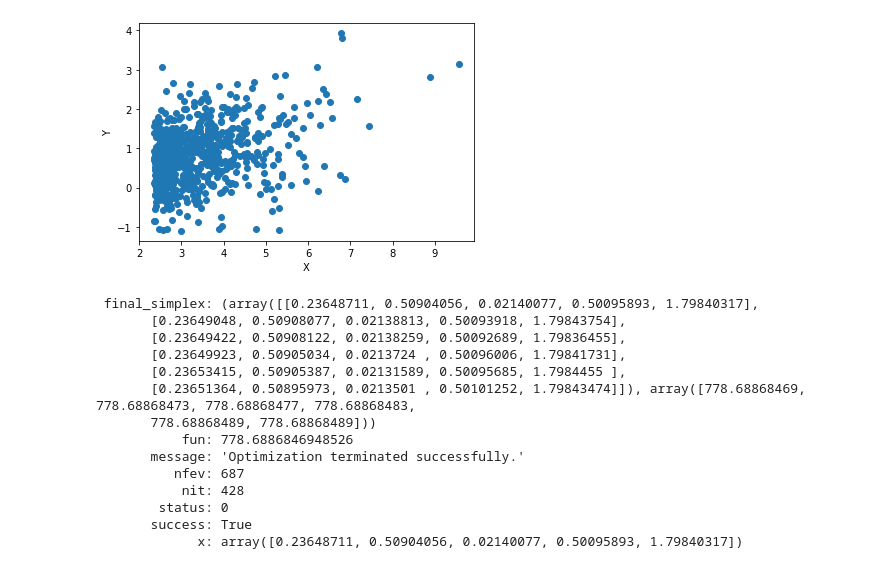
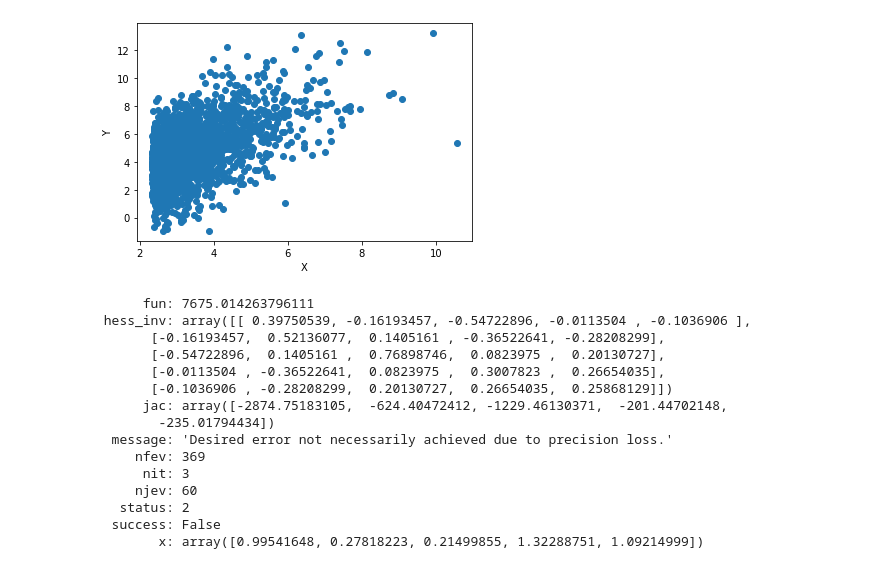
Before and after one commit to Jbrich95/CondExtremesPy, a Jupyter notebook: CondExtremesBivariateFit.ipynb, the cells around one changed output. Cells and saved outputs as stored; diff of their text form; code cells hidden in the pictures.

```diff
--- a/CondExtremesBivariateFit.ipynb
+++ b/CondExtremesBivariateFit.ipynb
@@ -12,50 +17,54 @@ from dlaplace import deltaL
 # %%
 # Create toy data. We require X to be Laplace.
-X = laplace(0,1).rvs(15000)
+X = laplace(0,1).rvs(50000)
 
-#We'll also let Z be Gaussian noise, albeit not standard
+#We'll also let Z be Delta_Laplace noise
 
 #Condition on X being larger than some high quantile u
 
 u = np.quantile(X,0.95)
 X = X[X>u]
-Z = np.random.normal(loc = 0.2,scale = 0.3,size=len(X))
+Z = DeltaLaplace(loc =1,scale = 1,shape = 1.5).rvs(size=len(X), random_state =2)
 
-Y = 0.1 * X + Z*(X**0.7)
+Y = 0.9 * X + Z*(X**0.4)
 
 
 fig=plt.figure()
 plt.scatter(X,Y)
 plt.xlabel("X")
 plt.ylabel("Y")
 plt.show()
 # %% [output]
-[figure, old version]
+[figure, new version]
 # %%
 ## Fit distribution. We will use Delta-Laplace margins.
 
-init_par=np.random.rand(5)
+init_par=[0.5,0.2,0.2,0.5,2]
 
 X_data, Y_data = X,Y
 
-fit = minimize(fun = CondExtBivNegLogLik,x0 = init_par, args=(X_data,Y_data,True,[0,1]),
+fit = minimize(fun = CondExtBivNegLogLik,x0 = init_par, args=(X_data,Y_data,True),
                method="Nelder-Mead")
+fit  = minimize(fun = CondExtBivNegLogLik,x0 = init_par, args=(X_data,Y_data,True),
+               method="BFGS")
+
 fit
 # %% [output]
- final_simplex: (array([[0.23648711, 0.50904056, 0.02140077, 0.50095893, 1.79840317],
-       [0.23649048, 0.50908077, 0.02138813, 0.50093918, 1.79843754],
-       [0.23649422, 0.50908122, 0.02138259, 0.50092689, 1.79836455],
-       [0.23649923, 0.50905034, 0.0213724 , 0.50096006, 1.79841731],
-       [0.23653415, 0.50905387, 0.02131589, 0.50095685, 1.7984455 ],
-       [0.23651364, 0.50895973, 0.0213501 , 0.50101252, 1.79843474]]), array([778.68868469, 778.68868473, 778.68868477, 778.68868483,
-       778.68868489, 778.68868489]))
-           fun: 778.6886846948526
-       message: 'Optimization terminated successfully.'
-          nfev: 687
-           nit: 428
-        status: 0
-       success: True
-             x: array([0.23648711, 0.50904056, 0.02140077, 0.50095893, 1.79840317])
+      fun: 7675.014263796111
+ hess_inv: array([[ 0.39750539, -0.16193457, -0.54722896, -0.0113504 , -0.1036906 ],
+       [-0.16193457,  0.52136077,  0.1405161 , -0.36522641, -0.28208299],
+       [-0.54722896,  0.1405161 ,  0.76898746,  0.0823975 ,  0.20130727],
+       [-0.0113504 , -0.36522641,  0.0823975 ,  0.3007823 ,  0.26654035],
+       [-0.1036906 , -0.28208299,  0.20130727,  0.26654035,  0.25868129]])
+      jac: array([-2874.75183105,  -624.40472412, -1229.46130371,  -201.44702148,
+        -235.01794434])
+  message: 'Desired error not necessarily achieved due to precision loss.'
+     nfev: 369
+      nit: 3
+     njev: 60
+   status: 2
+  success: False
+        x: array([0.99541648, 0.27818223, 0.21499855, 1.32288751, 1.09214999])
 # %%
 # Overlay conditional quantiles, given X > u, on Scatter plot
 alpha,beta,mu,sigma,delta = fit.x
```
Also changed, not shown: parts of 3 cells of this notebook, 2 other files.
